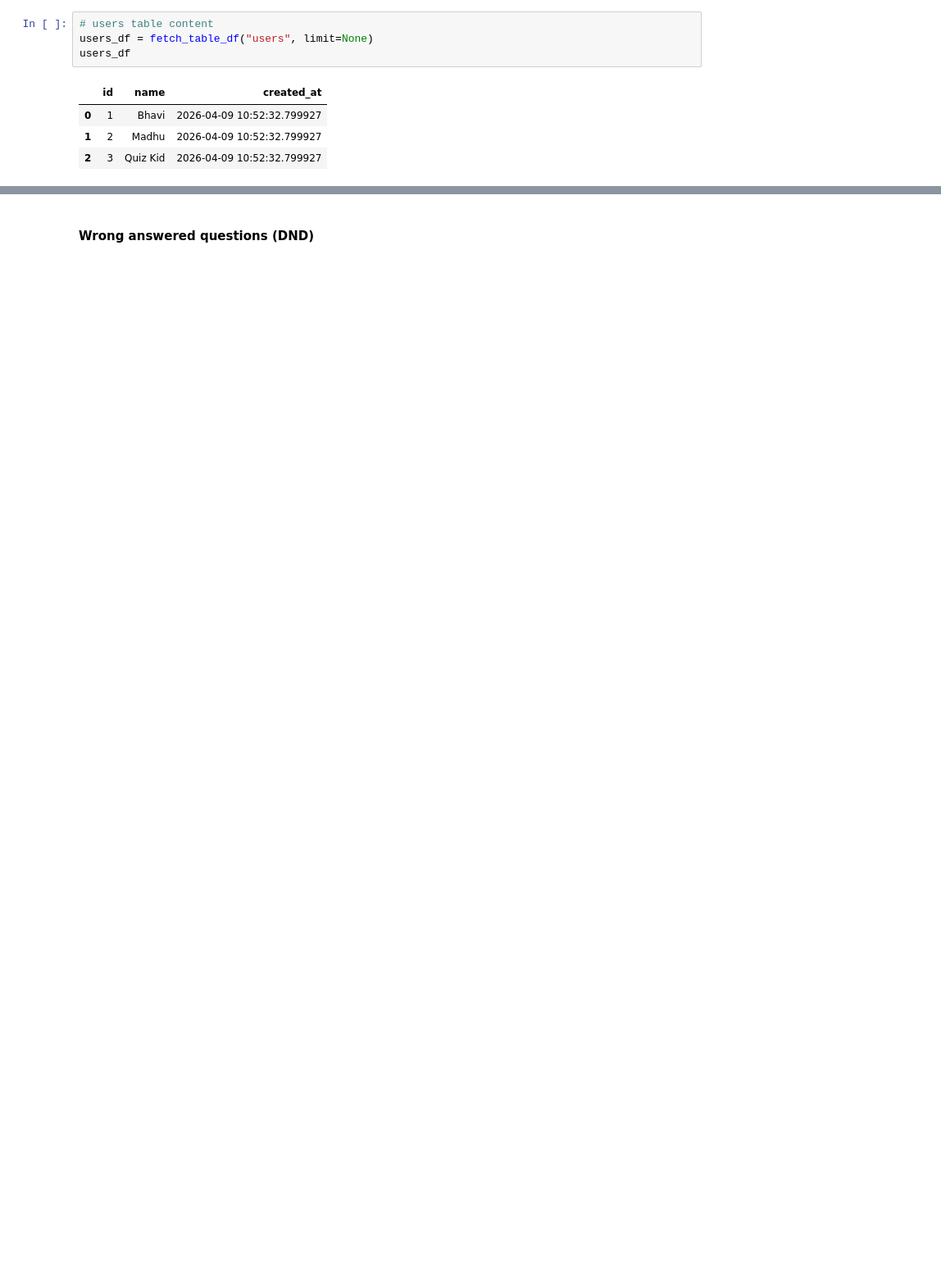
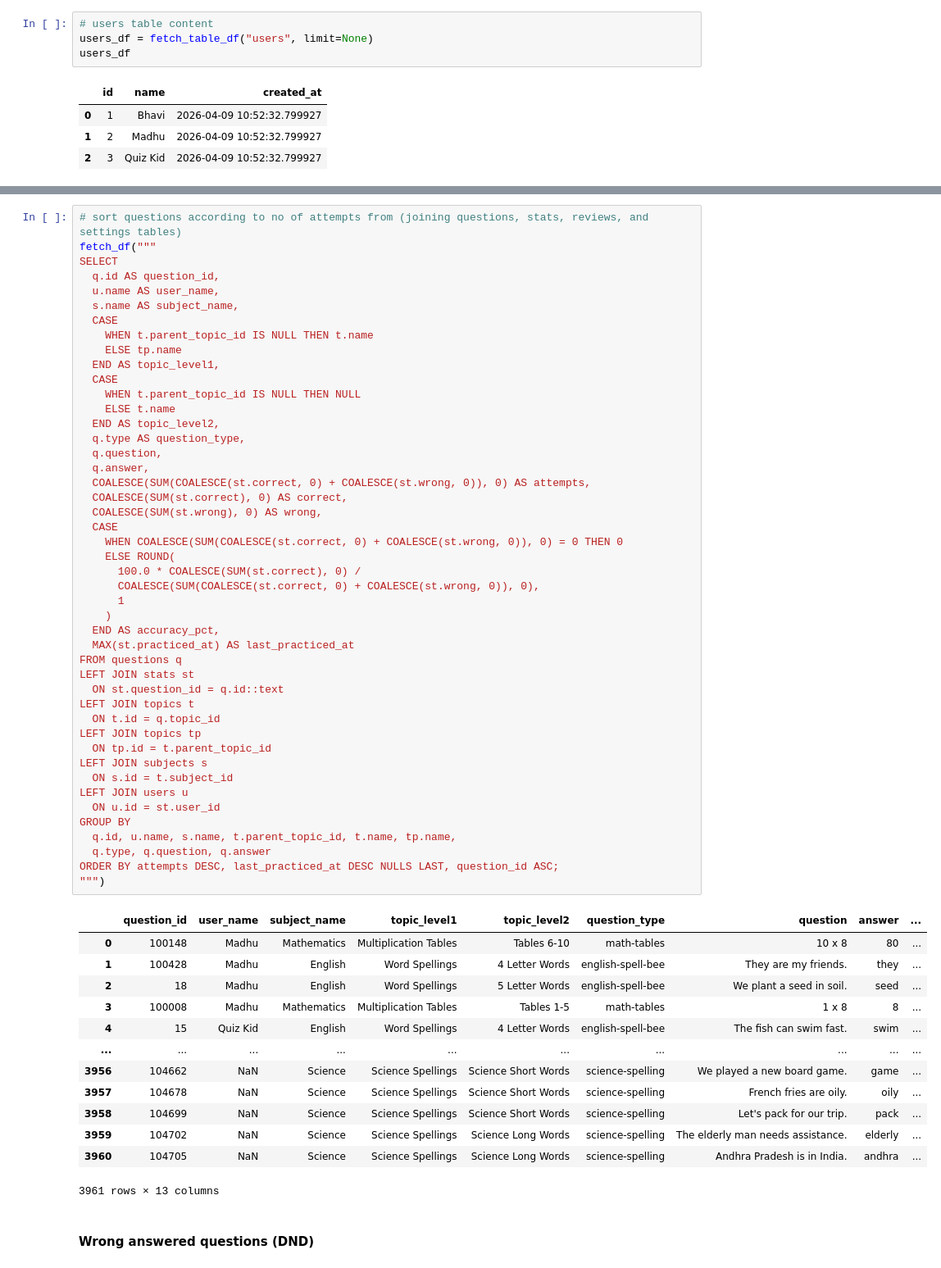
Before and after one commit to aimldlprojects/quizwiz, a Jupyter notebook: server/testing.ipynb, the cells around one changed output, grey strips where cells are left out. Shown at 82% size. Drawn from its saved outputs; the diff is of its cells as text; blank space fills up the shorter version.

```diff
--- a/server/testing.ipynb
+++ b/server/testing.ipynb
@@ -153,3 +566,63 @@ users_df
+# %%
+# sort questions according to no of attempts from (joining questions, stats, reviews, and settings tables)
+fetch_df("""
+SELECT
+  q.id AS question_id,
+  u.name AS user_name,
+  s.name AS subject_name,
+  CASE
+    WHEN t.parent_topic_id IS NULL THEN t.name
+    ELSE tp.name
+  END AS topic_level1,
+  CASE
+    WHEN t.parent_topic_id IS NULL THEN NULL
+    ELSE t.name
+  END AS topic_level2,
+  q.type AS question_type,
+  q.question,
+  q.answer,
+  COALESCE(SUM(COALESCE(st.correct, 0) + COALESCE(st.wrong, 0)), 0) AS attempts,
+  COALESCE(SUM(st.correct), 0) AS correct,
+  COALESCE(SUM(st.wrong), 0) AS wrong,
+  CASE
+    WHEN COALESCE(SUM(COALESCE(st.correct, 0) + COALESCE(st.wrong, 0)), 0) = 0 THEN 0
+    ELSE ROUND(
+      100.0 * COALESCE(SUM(st.correct), 0) /
+      COALESCE(SUM(COALESCE(st.correct, 0) + COALESCE(st.wrong, 0)), 0),
+      1
+    )
+  END AS accuracy_pct,
+  MAX(st.practiced_at) AS last_practiced_at
+FROM questions q
+LEFT JOIN stats st
+  ON st.question_id = q.id::text
+LEFT JOIN topics t
+  ON t.id = q.topic_id
+LEFT JOIN topics tp
+  ON tp.id = t.parent_topic_id
+LEFT JOIN subjects s
+  ON s.id = t.subject_id
+LEFT JOIN users u
+  ON u.id = st.user_id
+GROUP BY
+  q.id, u.name, s.name, t.parent_topic_id, t.name, tp.name,
+  q.type, q.question, q.answer
+ORDER BY attempts DESC, last_practiced_at DESC NULLS LAST, question_id ASC;
+""")
+# %% [output]
+|  | question_id | user_name | subject_name | topic_level1 | topic_level2 | question_type | question | answer | ... |
+| 0 | 100148 | Madhu | Mathematics | Multiplication Tables | Tables 6-10 | math-tables | 10 x 8 | 80 | ... |
+| 1 | 100428 | Madhu | English | Word Spellings | 4 Letter Words | english-spell-bee | They are my friends. | they | ... |
+| 2 | 18 | Madhu | English | Word Spellings | 5 Letter Words | english-spell-bee | We plant a seed in soil. | seed | ... |
+| 3 | 100008 | Madhu | Mathematics | Multiplication Tables | Tables 1-5 | math-tables | 1 x 8 | 8 | ... |
+| 4 | 15 | Quiz Kid | English | Word Spellings | 4 Letter Words | english-spell-bee | The fish can swim fast. | swim | ... |
+| ... | ... | ... | ... | ... | ... | ... | ... | ... | ... |
+| 3956 | 104662 | NaN | Science | Science Spellings | Science Short Words | science-spelling | We played a new board game. | game | ... |
+| 3957 | 104678 | NaN | Science | Science Spellings | Science Short Words | science-spelling | French fries are oily. | oily | ... |
+| 3958 | 104699 | NaN | Science | Science Spellings | Science Short Words | science-spelling | Let's pack for our trip. | pack | ... |
+| 3959 | 104702 | NaN | Science | Science Spellings | Science Long Words | science-spelling | The elderly man needs assistance. | elderly | ... |
+| 3960 | 104705 | NaN | Science | Science Spellings | Science Long Words | science-spelling | Andhra Pradesh is in India. | andhra | ... |
+3961 rows × 13 columns
 # %% [markdown]
 #### Wrong answered questions (DND)
 # %%
```
Also changed, not shown: parts of 5 cells of this notebook, 1 other file.
